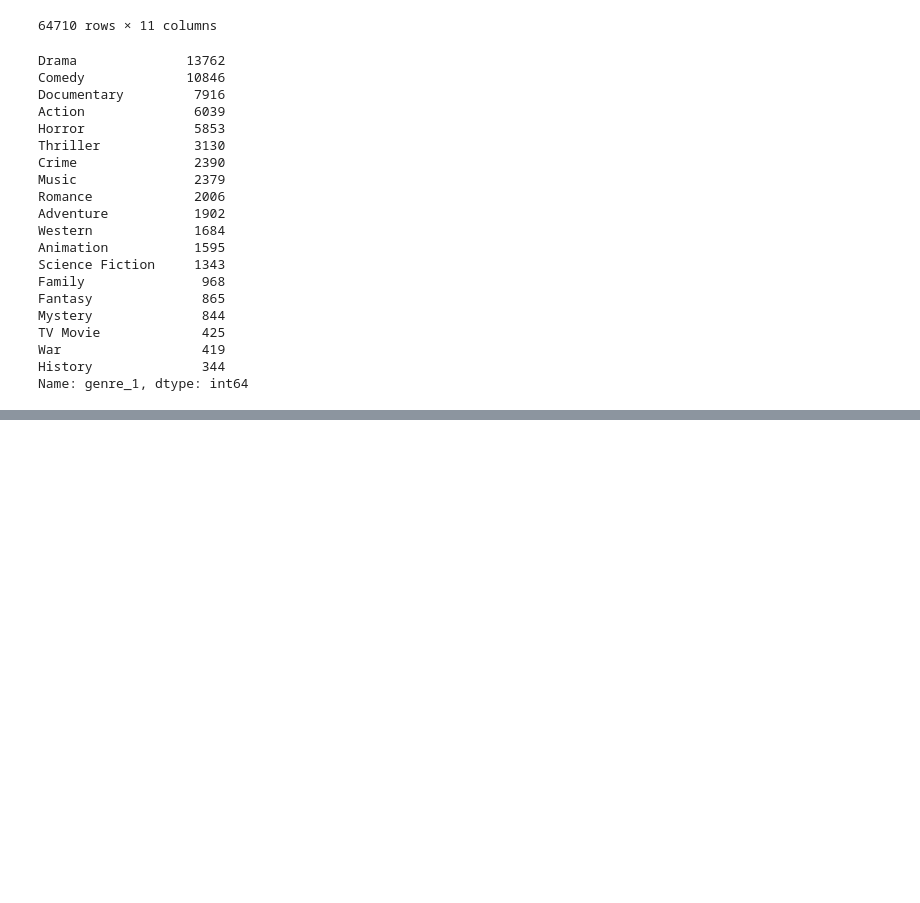
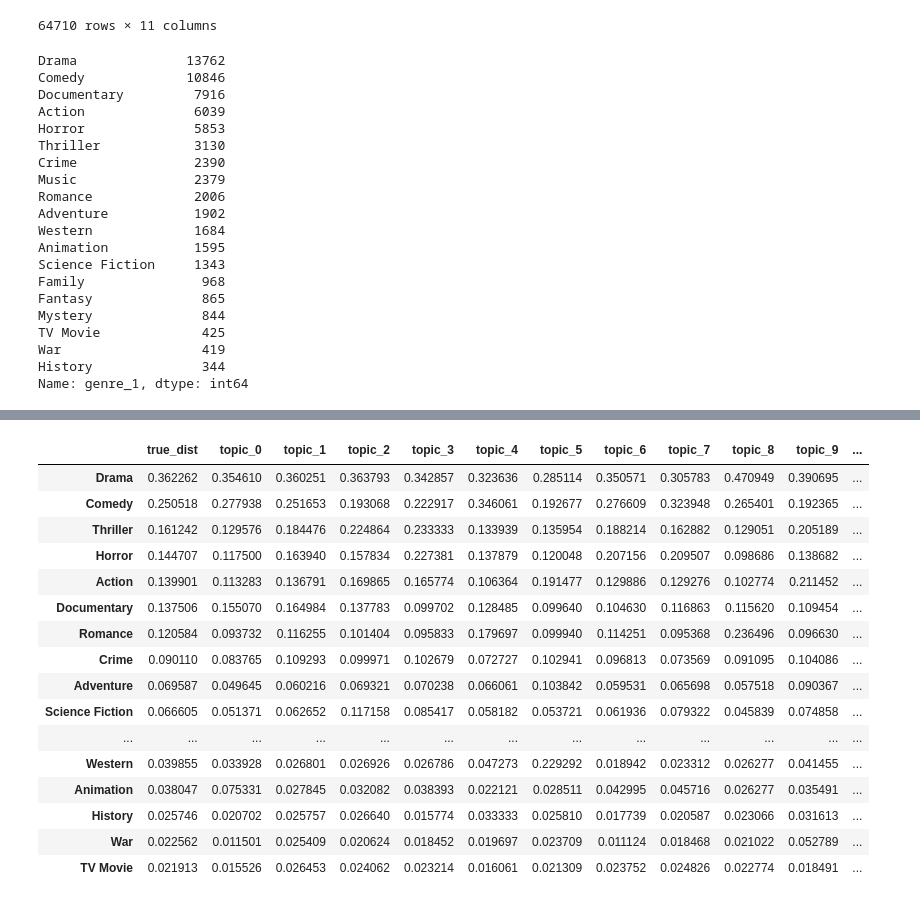
Before and after one commit to christianspybrook/movie_text_topic_modeling, a Jupyter notebook: topic_models/lda_model/lda_model.ipynb, the cells around one changed output, grey strips where cells are left out. Saved outputs shown, nothing was run; the diff lists cells and outputs as text; code cells hidden in the pictures; blank space fills up the shorter version.

```diff
--- a/topic_models/lda_model/lda_model.ipynb
+++ b/topic_models/lda_model/lda_model.ipynb
@@ -484,0 +244,63 @@ print(nlp.Defaults.stop_words)
+# %%
+def get_genre_dist(data):
+    """Return distribution of genre labels sorted by LDA genre topics"""
+    # make list of columns to leave out
+    dropped_cols_lst = data.columns[:-max_genres].to_list()
+
+    # create DataFrame with true distribution of genre labels
+    dist_df = pd.DataFrame(
+        data.drop(
+            dropped_cols_lst, axis=1).apply(
+            pd.Series.value_counts, normalize=True).sum(
+            axis=1).sort_values(
+            ascending=False)[1:])
+
+    # iterate through topics
+    for topic in range(num_genres):
+        # add topic distribution to data
+        dist_df = pd.concat(
+            [dist_df,
+             data[data[data.columns[-max_genres - 1]] == topic].drop(
+                 dropped_cols_lst, axis=1).apply(
+                 pd.Series.value_counts, normalize=True).sum(
+                 axis=1).sort_values(
+                 ascending=False)[1:]
+            ],
+            axis=1, ignore_index=True)
+
+    # create empty list for column names
+    topic_names = []
+
+    # iterate through topics
+    for topic in range(num_genres):
+        # add topic name to list
+        topic_names.append('topic_' + str(topic))
+
+    # add column name of true distribution
+    topic_names.insert(0, 'true_dist')
+    # name DataFrame columns
+    dist_df.columns = topic_names
+
+    return dist_df
+# %%
+# create DataFrame of unmodified genre distribution by topic
+raw_dist_df = get_genre_dist(df)
+raw_dist_df
+# %% [output]
+|  | true_dist | topic_0 | topic_1 | topic_2 | topic_3 | topic_4 | topic_5 | topic_6 | topic_7 | topic_8 | topic_9 | ... |
+| Drama | 0.362262 | 0.354610 | 0.360251 | 0.363793 | 0.342857 | 0.323636 | 0.285114 | 0.350571 | 0.305783 | 0.470949 | 0.390695 | ... |
+| Comedy | 0.250518 | 0.277938 | 0.251653 | 0.193068 | 0.222917 | 0.346061 | 0.192677 | 0.276609 | 0.323948 | 0.265401 | 0.192365 | ... |
+| Thriller | 0.161242 | 0.129576 | 0.184476 | 0.224864 | 0.233333 | 0.133939 | 0.135954 | 0.188214 | 0.162882 | 0.129051 | 0.205189 | ... |
+| Horror | 0.144707 | 0.117500 | 0.163940 | 0.157834 | 0.227381 | 0.137879 | 0.120048 | 0.207156 | 0.209507 | 0.098686 | 0.138682 | ... |
+| Action | 0.139901 | 0.113283 | 0.136791 | 0.169865 | 0.165774 | 0.106364 | 0.191477 | 0.129886 | 0.129276 | 0.102774 | 0.211452 | ... |
+| Documentary | 0.137506 | 0.155070 | 0.164984 | 0.137783 | 0.099702 | 0.128485 | 0.099640 | 0.104630 | 0.116863 | 0.115620 | 0.109454 | ... |
+| Romance | 0.120584 | 0.093732 | 0.116255 | 0.101404 | 0.095833 | 0.179697 | 0.099940 | 0.114251 | 0.095368 | 0.236496 | 0.096630 | ... |
+| Crime | 0.090110 | 0.083765 | 0.109293 | 0.099971 | 0.102679 | 0.072727 | 0.102941 | 0.096813 | 0.073569 | 0.091095 | 0.104086 | ... |
+| Adventure | 0.069587 | 0.049645 | 0.060216 | 0.069321 | 0.070238 | 0.066061 | 0.103842 | 0.059531 | 0.065698 | 0.057518 | 0.090367 | ... |
+| Science Fiction | 0.066605 | 0.051371 | 0.062652 | 0.117158 | 0.085417 | 0.058182 | 0.053721 | 0.061936 | 0.079322 | 0.045839 | 0.074858 | ... |
+| ... | ... | ... | ... | ... | ... | ... | ... | ... | ... | ... | ... | ... |
+| Western | 0.039855 | 0.033928 | 0.026801 | 0.026926 | 0.026786 | 0.047273 | 0.229292 | 0.018942 | 0.023312 | 0.026277 | 0.041455 | ... |
+| Animation | 0.038047 | 0.075331 | 0.027845 | 0.032082 | 0.038393 | 0.022121 | 0.028511 | 0.042995 | 0.045716 | 0.026277 | 0.035491 | ... |
+| History | 0.025746 | 0.020702 | 0.025757 | 0.026640 | 0.015774 | 0.033333 | 0.025810 | 0.017739 | 0.020587 | 0.023066 | 0.031613 | ... |
+| War | 0.022562 | 0.011501 | 0.025409 | 0.020624 | 0.018452 | 0.019697 | 0.023709 | 0.011124 | 0.018468 | 0.021022 | 0.052789 | ... |
+| TV Movie | 0.021913 | 0.015526 | 0.026453 | 0.024062 | 0.023214 | 0.016061 | 0.021309 | 0.023752 | 0.024826 | 0.022774 | 0.018491 | ... |
```
Also changed, not shown: parts of 79 cells of this notebook.
